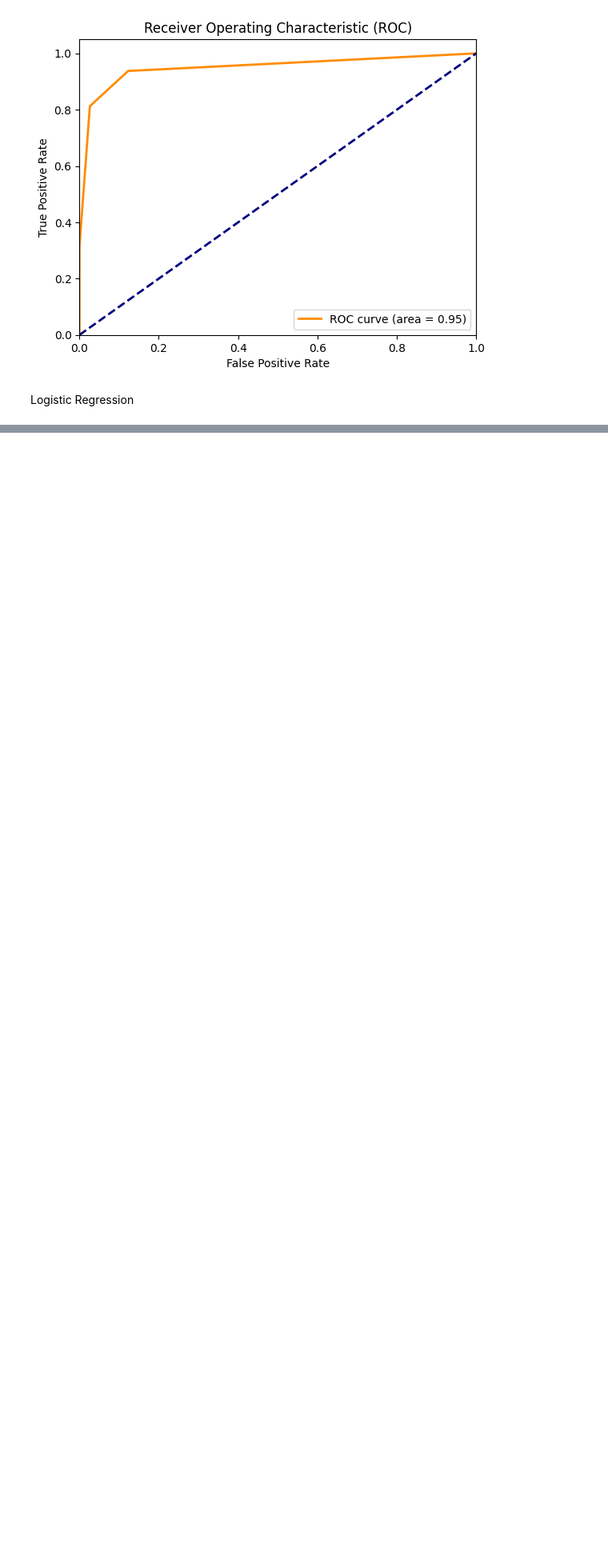
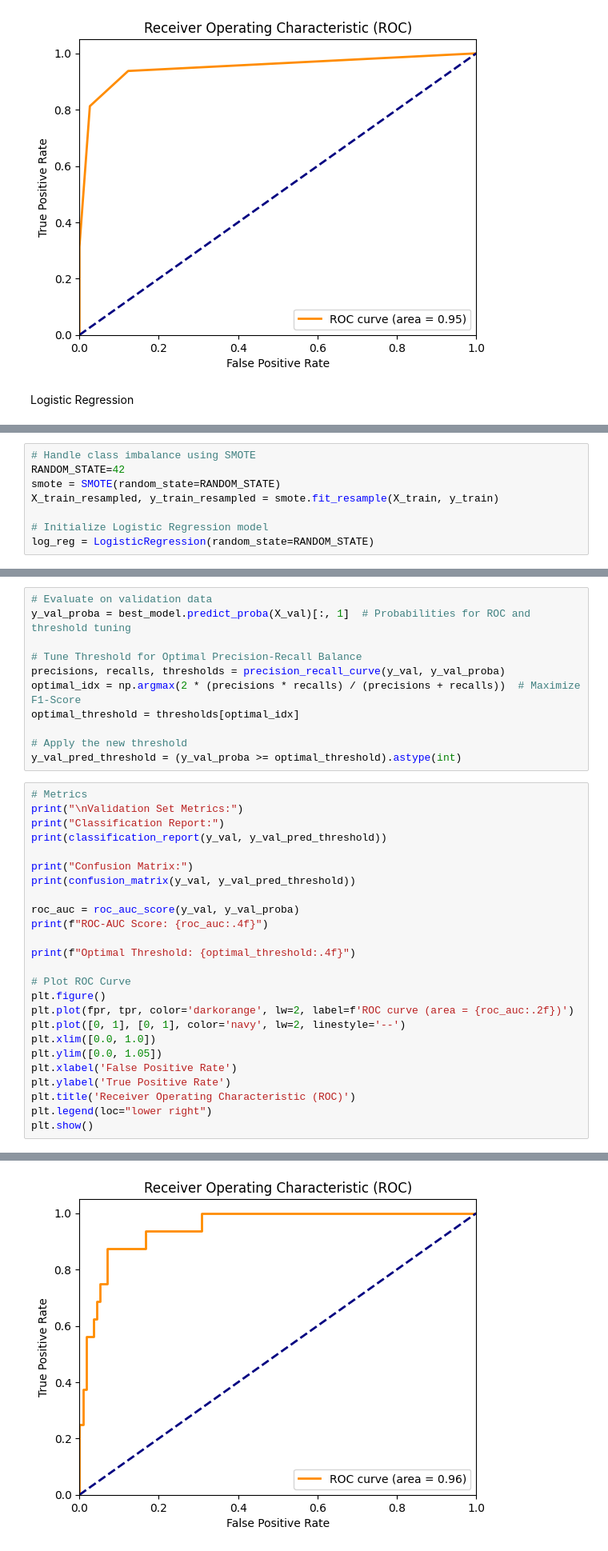
Before and after one commit to Mariz-Youssef/COVID-19-Outcome-Prediction, a Jupyter notebook: Notebook-1.ipynb, the cells around one changed output, grey strips where cells are left out. Shown at 80% size. Cells and saved outputs as stored; diff of their text form; blank space fills up the shorter version.

Commit message:
update Logistic Regression

```diff
--- a/Notebook-1.ipynb
+++ b/Notebook-1.ipynb
@@ -181 +173,9 @@ y_val_proba = log_reg.predict_proba(X_val)[:, 1]  # Probabilities for ROC curve
+# %%
+# Handle class imbalance using SMOTE
+RANDOM_STATE=42
+smote = SMOTE(random_state=RANDOM_STATE)
+X_train_resampled, y_train_resampled = smote.fit_resample(X_train, y_train)
+
+# Initialize Logistic Regression model
+log_reg = LogisticRegression(random_state=RANDOM_STATE)
 # %%
@@ -277,0 +208,37 @@ ROC-AUC for test data: 0.9490
+# %%
+# Evaluate on validation data
+y_val_proba = best_model.predict_proba(X_val)[:, 1]  # Probabilities for ROC and threshold tuning
+
+# Tune Threshold for Optimal Precision-Recall Balance
+precisions, recalls, thresholds = precision_recall_curve(y_val, y_val_proba)
+optimal_idx = np.argmax(2 * (precisions * recalls) / (precisions + recalls))  # Maximize F1-Score
+optimal_threshold = thresholds[optimal_idx]
+
+# Apply the new threshold
+y_val_pred_threshold = (y_val_proba >= optimal_threshold).astype(int)
+# %%
+# Metrics
+print("\nValidation Set Metrics:")
+print("Classification Report:")
+print(classification_report(y_val, y_val_pred_threshold))
+
+print("Confusion Matrix:")
+print(confusion_matrix(y_val, y_val_pred_threshold))
+
+roc_auc = roc_auc_score(y_val, y_val_proba)
+print(f"ROC-AUC Score: {roc_auc:.4f}")
+
+print(f"Optimal Threshold: {optimal_threshold:.4f}")
+
+# Plot ROC Curve
+plt.figure()
+plt.plot(fpr, tpr, color='darkorange', lw=2, label=f'ROC curve (area = {roc_auc:.2f})')
+plt.plot([0, 1], [0, 1], color='navy', lw=2, linestyle='--')
+plt.xlim([0.0, 1.0])
+plt.ylim([0.0, 1.05])
+plt.xlabel('False Positive Rate')
+plt.ylabel('True Positive Rate')
+plt.title('Receiver Operating Characteristic (ROC)')
+plt.legend(loc="lower right")
+plt.show()
+# %% [output]
@@ -277,0 +261 @@ ROC-AUC for test data: 0.9490
+[figure, added]
```
Also changed, not shown: parts of 6 cells of this notebook.
